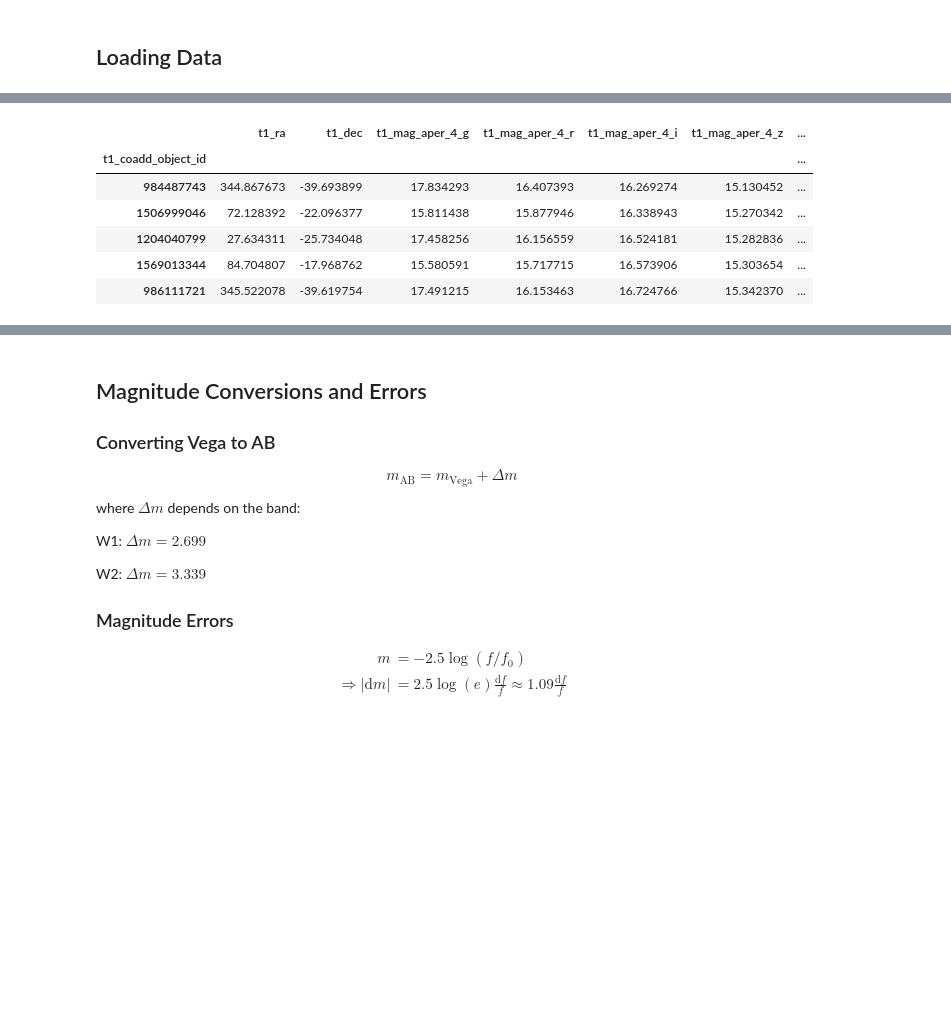
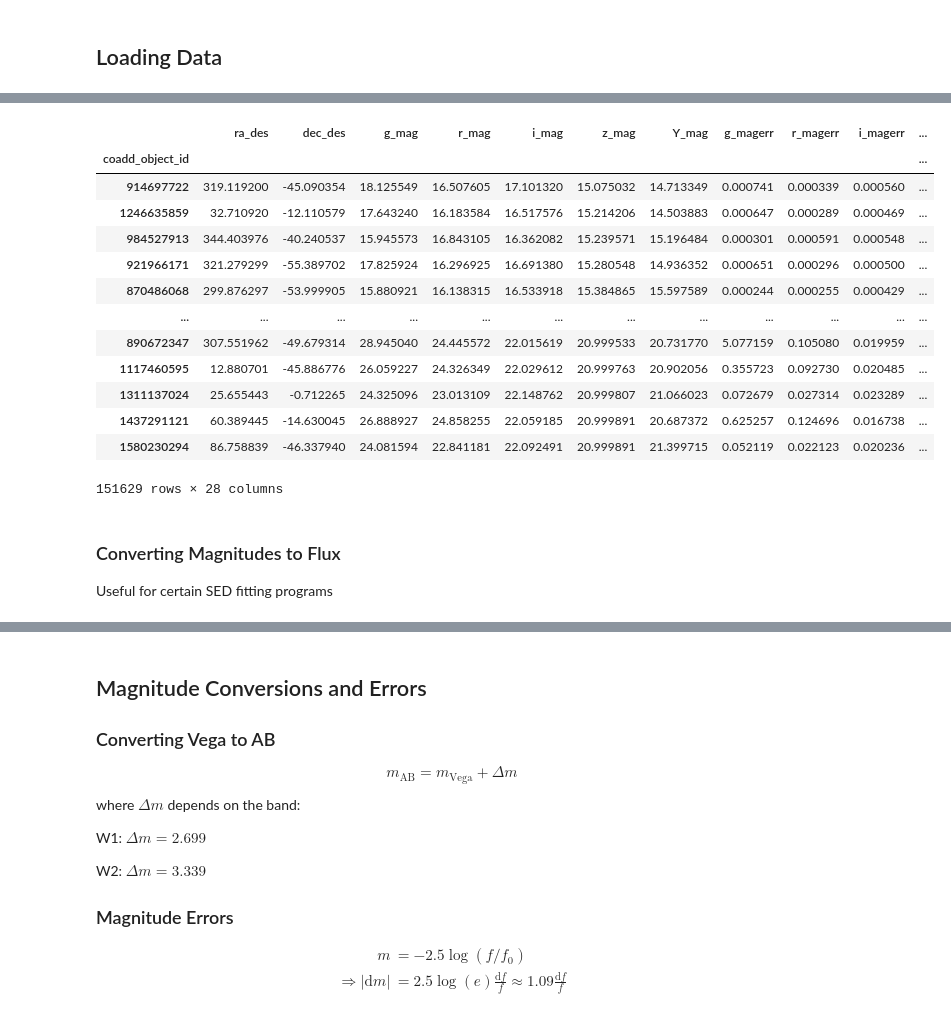
Before and after one commit to xbyrne/glq_mpia, a Jupyter notebook: selecting_data/magnitude_processing.ipynb, the cells around one changed output, grey strips where cells are left out. Saved outputs shown, nothing was run; the diff lists cells and outputs as text; code cells hidden in the pictures; blank space fills up the shorter version.

Commit message:
Updated magnitude processing

```diff
--- a/selecting_data/wise_processing.ipynb
+++ b/selecting_data/magnitude_processing.ipynb
@@ -9,3 +10,3 @@ import pandas as pd
 # %%
-main_wise_df = pd.read_csv('objs_2e5_x_WISE.csv', index_col=0)
+main_df = pd.read_csv('cut_desxwisexvhs.csv', index_col=0)
 # %%
@@ -21,20 +23,53 @@ Index(['t1_ra', 't1_dec', 't1_flags_g', 't1_flags_r', 't1_flags_i',
       dtype='object')
-# %%
-# Neatening df
-wise_df = main_wise_df[[
-    't1_ra', 't1_dec',
-       't1_mag_aper_4_g', 't1_mag_aper_4_r', 't1_mag_aper_4_i', 't1_mag_aper_4_z',
-       't1_mag_aper_4_y', 't1_magerr_aper_4_g', 't1_magerr_aper_4_r', 't1_magerr_aper_4_i',
-       't1_magerr_aper_4_z', 't1_magerr_aper_4_y',
-    'fluxlbs_w1','fluxlbs_w2','dfluxlbs_w1','dfluxlbs_w2',
-    'mag_w1_vg', 'mag_w2_vg',
-]]
-wise_df.head()
-# %% [output]
-|  | t1_ra | t1_dec | t1_mag_aper_4_g | t1_mag_aper_4_r | t1_mag_aper_4_i | t1_mag_aper_4_z | ... |
-| t1_coadd_object_id |  |  |  |  |  |  | ... |
-| 984487743 | 344.867673 | -39.693899 | 17.834293 | 16.407393 | 16.269274 | 15.130452 | ... |
-| 1506999046 | 72.128392 | -22.096377 | 15.811438 | 15.877946 | 16.338943 | 15.270342 | ... |
-| 1204040799 | 27.634311 | -25.734048 | 17.458256 | 16.156559 | 16.524181 | 15.282836 | ... |
-| 1569013344 | 84.704807 | -17.968762 | 15.580591 | 15.717715 | 16.573906 | 15.303654 | ... |
-| 986111721 | 345.522078 | -39.619754 | 17.491215 | 16.153463 | 16.724766 | 15.342370 | ... |
+# %%
+# Renaming columns for convenience
+neat_df = main_df.rename(columns={
+    "t1_t1_ra":"ra_des",
+    "t1_t1_dec":"dec_des",
+    "t1_t1_mag_aper_4_g":"g_mag",
+    "t1_t1_mag_aper_4_r":"r_mag",
+    "t1_t1_mag_aper_4_i":"i_mag",
+    "t1_t1_mag_aper_4_z":"z_mag",
+    "t1_t1_mag_aper_4_y":"Y_mag",
+    "t1_t1_magerr_aper_4_g":"g_magerr",
+    "t1_t1_magerr_aper_4_r":"r_magerr",
+    "t1_t1_magerr_aper_4_i":"i_magerr",
+    "t1_t1_magerr_aper_4_z":"z_magerr",
+    "t1_t1_magerr_aper_4_y":"Y_magerr",
+    "japermag4":"J_mag",
+    "japermag4err":"J_magerr",
+    "ksapermag4":"K_mag",
+    "ksapermag4err":"K_mag",
+    "t1_mag_w1_vg":"W1_mag_vg",
+    "t1_mag_w2_vg":"W2_mag_vg",
+    "t1_fluxlbs_w1":"W1_flux",
+    "t1_fluxlbs_w2":"W2_flux",
+    "t1_dfluxlbs_w1":"W1_fluxerr",
+    "t1_dfluxlbs_w2":"W2_fluxerr",
+    "ra2000":"ra_vhs",
+    "dec2000":"dec_vhs",
+    "dist_arcsec":"dist_des_vhs",
+    "t1_ra":"ra_wise",
+    "t1_dec":"dec_wise",
+    "t1_dist_arcsec":"dist_des_wise"
+})
+neat_df.index.names=['coadd_object_id']
+neat_df
+# %% [output]
+|  | ra_des | dec_des | g_mag | r_mag | i_mag | z_mag | Y_mag | g_magerr | r_magerr | i_magerr | ... |
+| coadd_object_id |  |  |  |  |  |  |  |  |  |  | ... |
+| 914697722 | 319.119200 | -45.090354 | 18.125549 | 16.507605 | 17.101320 | 15.075032 | 14.713349 | 0.000741 | 0.000339 | 0.000560 | ... |
+| 1246635859 | 32.710920 | -12.110579 | 17.643240 | 16.183584 | 16.517576 | 15.214206 | 14.503883 | 0.000647 | 0.000289 | 0.000469 | ... |
+| 984527913 | 344.403976 | -40.240537 | 15.945573 | 16.843105 | 16.362082 | 15.239571 | 15.196484 | 0.000301 | 0.000591 | 0.000548 | ... |
+| 921966171 | 321.279299 | -55.389702 | 17.825924 | 16.296925 | 16.691380 | 15.280548 | 14.936352 | 0.000651 | 0.000296 | 0.000500 | ... |
+| 870486068 | 299.876297 | -53.999905 | 15.880921 | 16.138315 | 16.533918 | 15.384865 | 15.597589 | 0.000244 | 0.000255 | 0.000429 | ... |
+| ... | ... | ... | ... | ... | ... | ... | ... | ... | ... | ... | ... |
+| 890672347 | 307.551962 | -49.679314 | 28.945040 | 24.445572 | 22.015619 | 20.999533 | 20.731770 | 5.077159 | 0.105080 | 0.019959 | ... |
+| 1117460595 | 12.880701 | -45.886776 | 26.059227 | 24.326349 | 22.029612 | 20.999763 | 20.902056 | 0.355723 | 0.092730 | 0.020485 | ... |
+| 1311137024 | 25.655443 | -0.712265 | 24.325096 | 23.013109 | 22.148762 | 20.999807 | 21.066023 | 0.072679 | 0.027314 | 0.023289 | ... |
+| 1437291121 | 60.389445 | -14.630045 | 26.888927 | 24.858255 | 22.059185 | 20.999891 | 20.687372 | 0.625257 | 0.124696 | 0.016738 | ... |
+| 1580230294 | 86.758839 | -46.337940 | 24.081594 | 22.841181 | 22.092491 | 20.999891 | 21.399715 | 0.052119 | 0.022123 | 0.020236 | ... |
+151629 rows × 28 columns
+# %% [markdown]
+### Converting Magnitudes to Flux
+Useful for certain SED fitting programs
```
Also changed, not shown: parts of 3 cells of this notebook.
